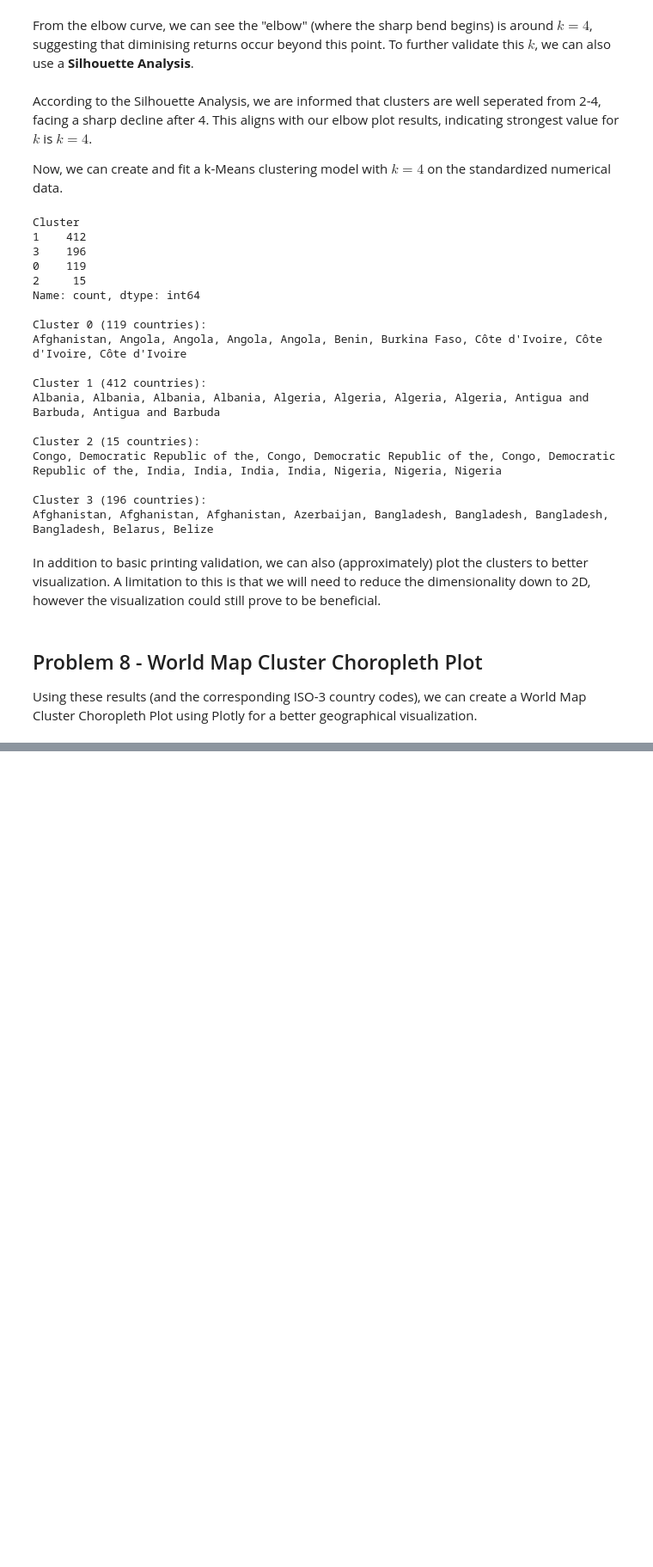
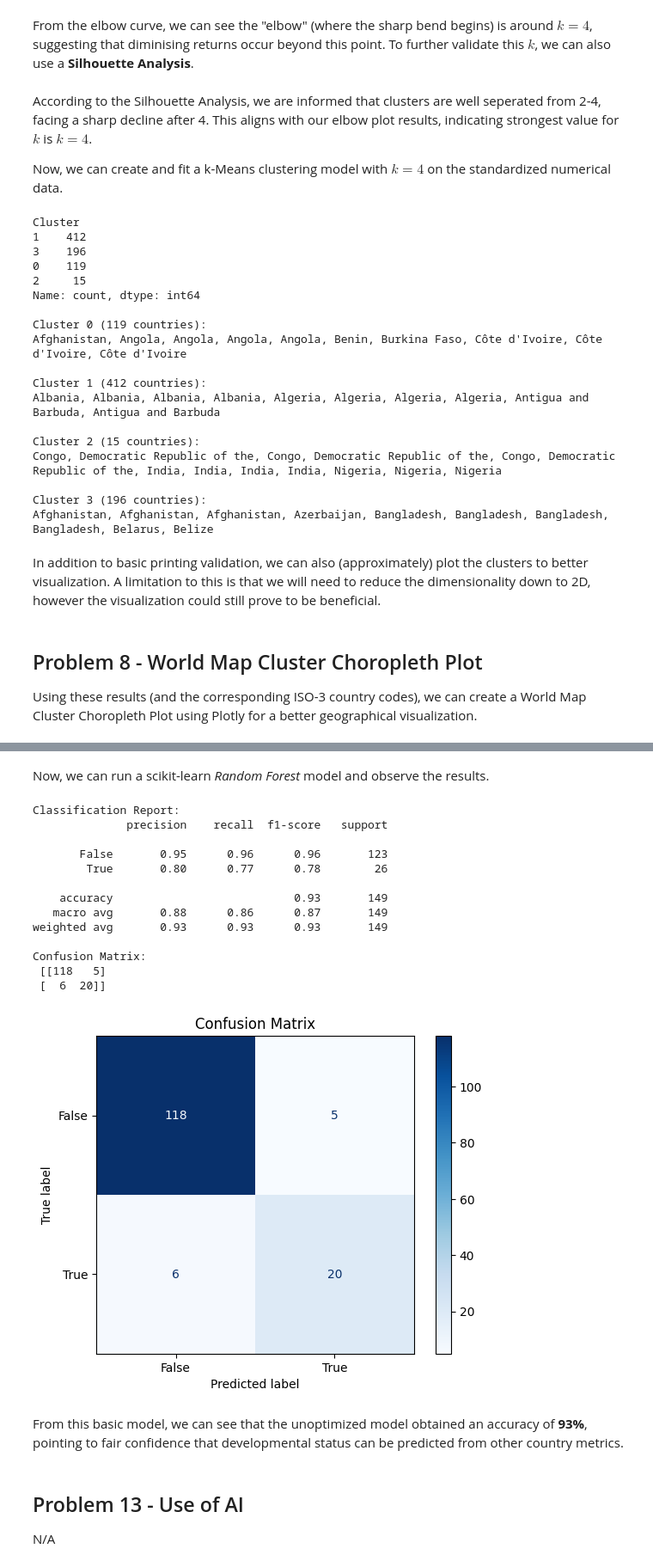
Before and after one commit to Jairik/Data-Science-Fundementals, a Jupyter notebook: Life-Expendancy-Analysis/Project-1-JJ-McCauley.ipynb, the cells around one changed output, grey strips where cells are left out. Shown: that part at 86% size. Drawn from its saved outputs; the diff is of its cells as text; code cells hidden in the pictures; blank space fills up the shorter version.

```diff
--- a/Life-Expendancy-Analysis/Project-1-JJ-McCauley.ipynb
+++ b/Life-Expendancy-Analysis/Project-1-JJ-McCauley.ipynb
@@ -156,6 +185,6 @@ else:
 for feature_name in df_2012_wrangled.columns:
     if df_2012_wrangled[feature_name].isna().any():  # Check if there are missing values in the column
         feature_meanval = df_2012_wrangled[feature_name].mean()  # Calculate the mean of the column
-        df_2012_wrangled[feature_name].fillna(feature_meanval, inplace=True)  # Impute missing values with the mean
+        df_2012_wrangled[feature_name] = df_2012_wrangled[feature_name].fillna(feature_meanval)  # Impute missing values with the mean
 # %% [output]
 Dropping 7 columns with >=10 missing values: ['Alcohol', 'Hepatitis B', 'Total expenditure', 'GDP', 'Population', 'Income composition of resources', 'Schooling']
@@ -441,0 +893,5 @@ TODO- Rewrite everything as functions for easy re-use.
+# %%
+CHOSEN_K = 3  # Chosen k value for clustering
+
+kmeans_model_final = create_and_fit_kmeans(df_2012_final_features, CHOSEN_K)  # Create and fit k-Means model
+df_2012_final_features['Cluster'] = kmeans_model_final.labels_  # Add cluster labels to the dataframe
@@ -441,0 +915,58 @@ TODO- Rewrite everything as functions for easy re-use.
+# %%
+from sklearn.model_selection import train_test_split  # For splitting data into training and testing sets
+
+# Seperate features and target variable
+y = df_2012_final_features['Status_Developed'].values  # Developed status as binary values
+X = df_2012_final_features.drop(columns=['Cluster', 'Status_Developed', 'Status_Developing'])  # Features excluding cluster and status columns
+
+# Split the data into training and testing sets
+X_train, X_test, y_train, y_test = train_test_split(X, y, test_size=0.2, random_state=42, stratify=y)
+# %% [markdown]
+Now, we can run a scikit-learn *Random Forest* model and observe the results.
+# %%
+from sklearn.ensemble import RandomForestClassifier  # Random Forest classification
+from sklearn.metrics import confusion_matrix, ConfusionMatrixDisplay  # Confusion matrix visualization
+from sklearn.metrics import classification_report  # Evaluating classification performance
+
+# Train Random Forest
+rf_clf = RandomForestClassifier(n_estimators=100, random_state=42, n_jobs=-1)
+rf_clf.fit(X_train, y_train)
+
+# Predict on test set
+y_pred = rf_clf.predict(X_test)
+
+# Print classification report
+print("Classification Report:")
+print(classification_report(y_test, y_pred))
+
+# Compute and display confusion matrix
+cm = confusion_matrix(y_test, y_pred)
+print("Confusion Matrix:\n", cm)
+
+# Visualize confusion matrix
+disp = ConfusionMatrixDisplay(confusion_matrix=cm, display_labels=[False, True])
+disp.plot(cmap='Blues')
+import matplotlib.pyplot as plt
+plt.title("Confusion Matrix")
+plt.show()
+# %% [output]
+Classification Report:
+              precision    recall  f1-score   support
+
+       False       0.95      0.96      0.96       123
+        True       0.80      0.77      0.78        26
+
+    accuracy                           0.93       149
+   macro avg       0.88      0.86      0.87       149
+weighted avg       0.93      0.93      0.93       149
+
+Confusion Matrix:
+ [[118   5]
+ [  6  20]]
+[figure, added]
+# %% [markdown]
+From this basic model, we can see that the unoptimized model obtained an accuracy of **93%**, pointing to fair confidence that developmental status can be predicted from other country metrics.
+# %% [markdown]
+## Problem 13 - Use of AI
+
+N/A
```
Also changed, not shown: parts of 35 cells of this notebook.
